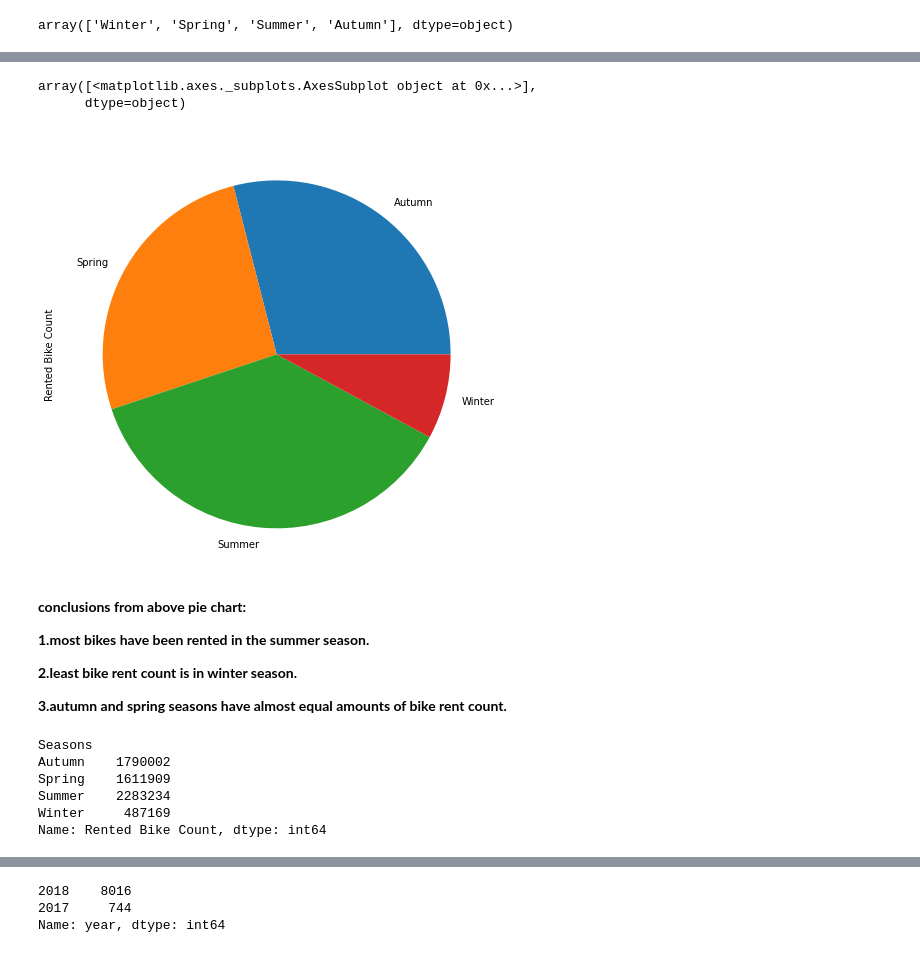
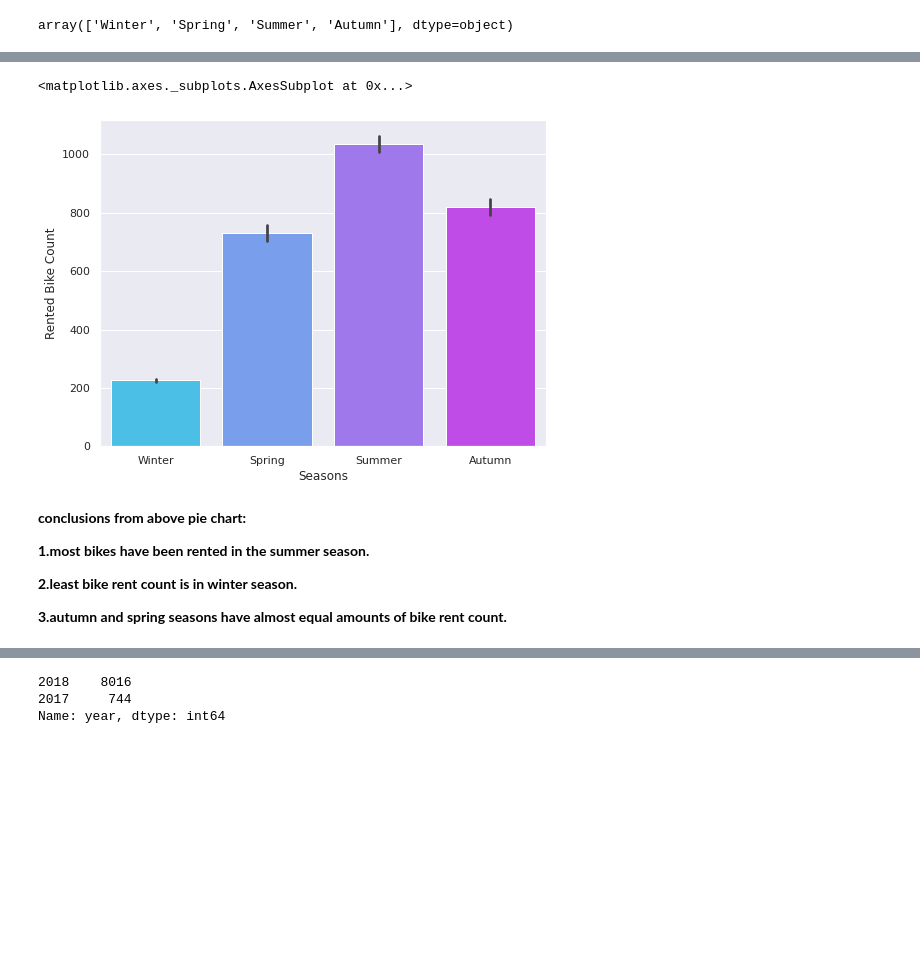
Before and after one commit to praveenbejo95/Bike-sharing-demand-prediction-ML-regression-project-, a Jupyter notebook: Bike_Sharing_Demand_Prediction(Pravin_notebook)_Capstone_Project.ipynb, the cells around one changed output, grey strips where cells are left out. Cells and saved outputs as stored; diff of their text form; code cells hidden in the pictures; blank space fills up the shorter version.

```diff
--- a/Bike_Sharing_Demand_Prediction(Pravin_notebook)_Capstone_Project.ipynb
+++ b/Bike_Sharing_Demand_Prediction(Pravin_notebook)_Capstone_Project.ipynb
@@ -183,11 +170,10 @@ df
-# %%
-# creating a pie chart of bike count in differant seasons
-
-df['Rented Bike Count'].plot(kind='pie', subplots=True, figsize=(8, 8))
-# %% [output]
-array([<matplotlib.axes._subplots.AxesSubplot object at 0x...>],
-      dtype=object)
-[figure, removed]
+# %%
+plt.figure(figsize=(8,6))
+sns.set_theme(style="darkgrid")
+sns.barplot(bike_df['Seasons'],bike_df['Rented Bike Count'],palette='cool')
+# %% [output]
+<matplotlib.axes._subplots.AxesSubplot at 0x...>
+[figure, added]
 # %% [markdown]
 **conclusions from above pie chart:**
 
@@ -203,9 +184,0 @@ df_seasons = df.groupby('Seasons').sum()['Rented Bike Count']
-# %%
-df_seasons
-# %% [output]
-Seasons
-Autumn    1790002
-Spring    1611909
-Summer    2283234
-Winter     487169
-Name: Rented Bike Count, dtype: int64
```
Also changed, not shown: parts of 24 cells of this notebook.
